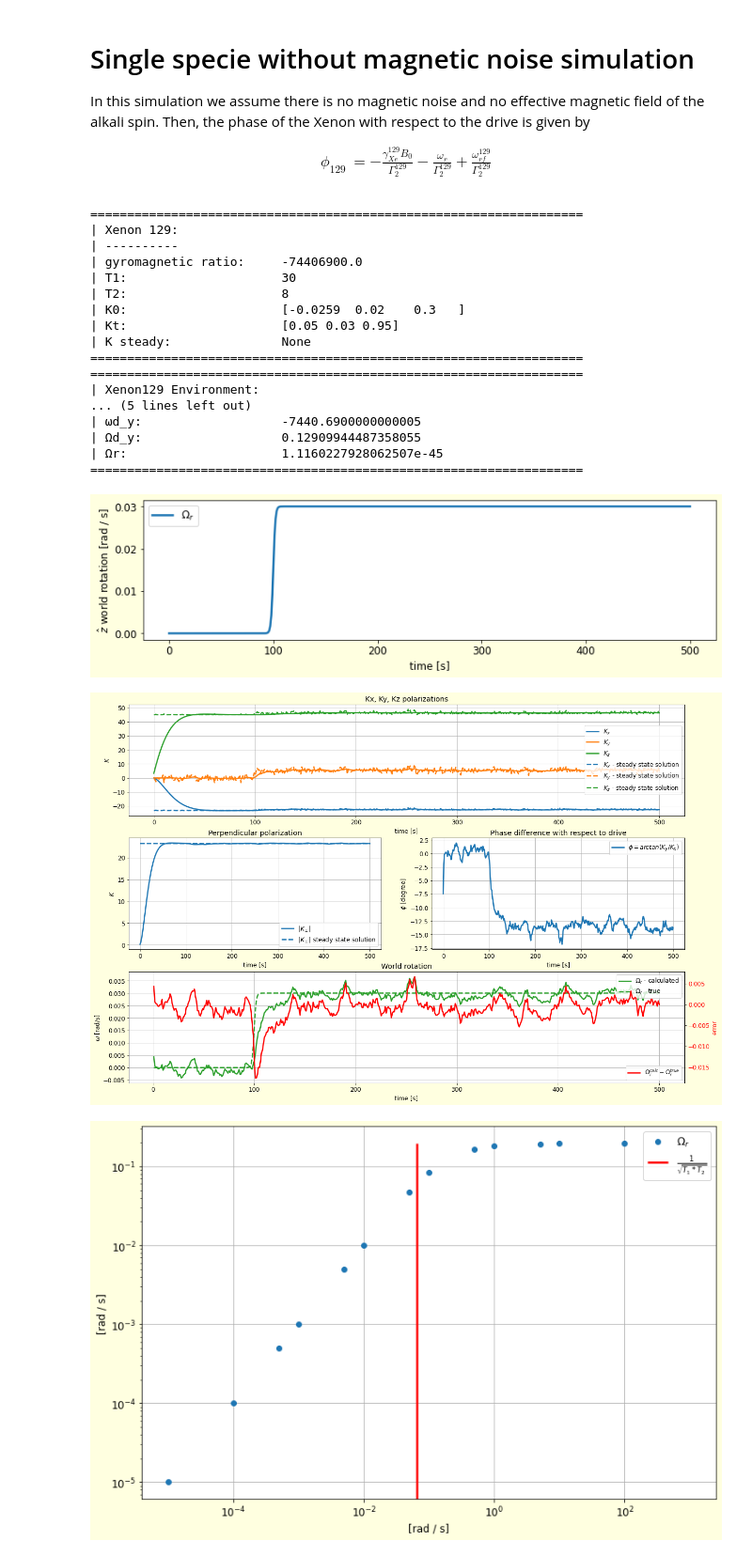
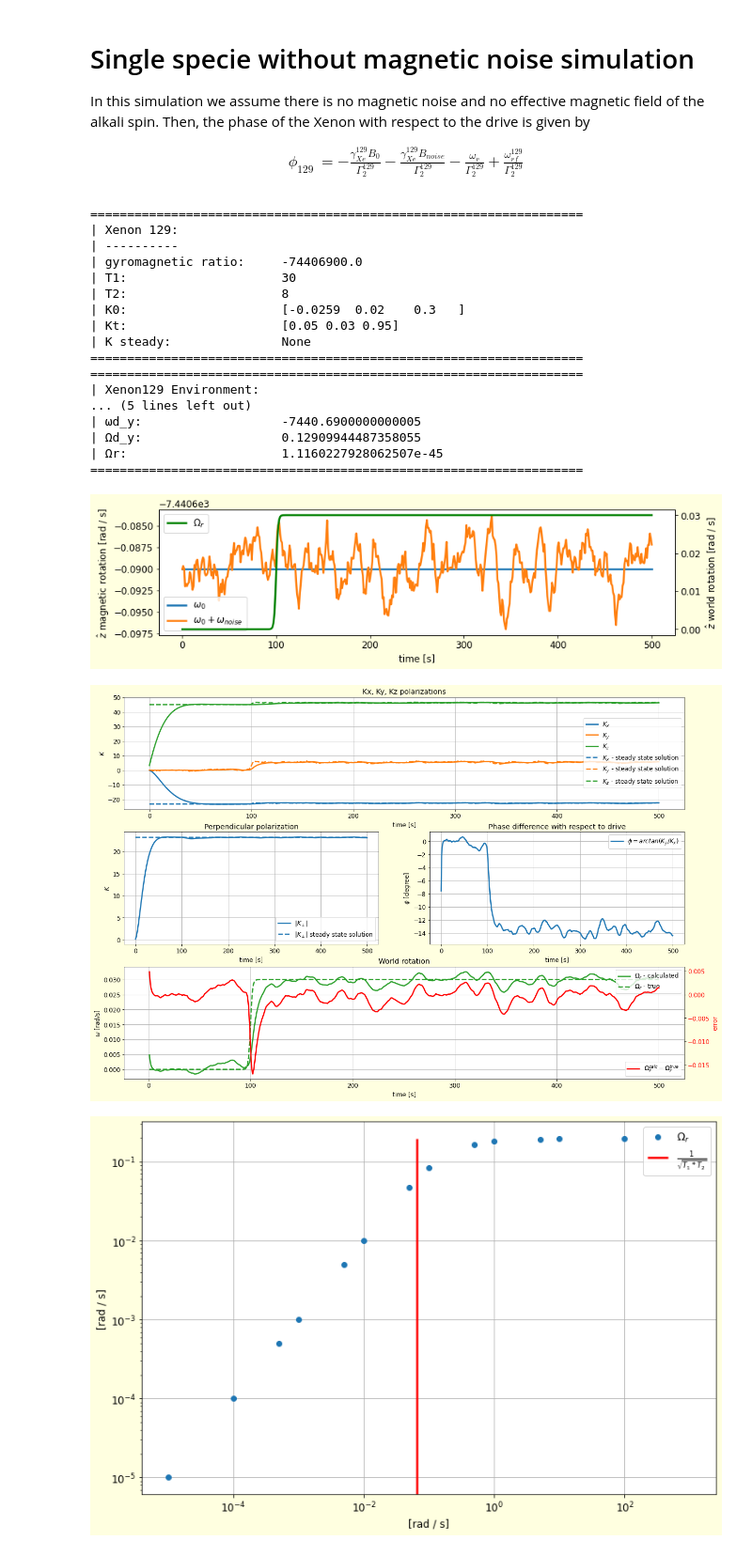
Before and after one commit to RoyElkabetz/NMR-gyroscope, a Jupyter notebook: src/NMRG_experiment2.ipynb, the cells around one changed output. Shown: that part at 94% size. Drawn from its saved outputs; the diff is of its cells as text; code cells hidden in the pictures.

Commit message:
noise added

```diff
--- a/src/NMRG_experiment2.ipynb
+++ b/src/NMRG_experiment2.ipynb
@@ -11,7 +11,7 @@ np.random.seed(14)
 In this simulation we assume there is no magnetic noise and no effective magnetic field of the alkali spin. Then, the phase of the Xenon with respect to the drive is given by
 
 \begin{align}
-    \phi_{129} &= -\frac{\gamma^{129}_{Xe}B_0}{\Gamma_2^{129}}-\frac{\omega_r}{\Gamma_2^{129}}+\frac{\omega^{129}_{rf}}{\Gamma_2^{129}}
+    \phi_{129} &= -\frac{\gamma^{129}_{Xe}B_0}{\Gamma_2^{129}}-\frac{\gamma^{129}_{Xe}B_{noise}}{\Gamma_2^{129}}-\frac{\omega_r}{\Gamma_2^{129}}+\frac{\omega^{129}_{rf}}{\Gamma_2^{129}}
 \end{align}
 # %%
 def gaussian(x, mu, sig):
@@ -19,6 +19,11 @@ def gaussian(x, mu, sig):
 
 def sigmoid(x, w, tau):
     return 1 / (1 + np.exp(-w * (x - tau)))
+
+def smooth(y, box_pts=10):
+    box = np.ones(box_pts) / box_pts
+    y_smooth = np.convolve(y, box, mode='same')
+    return y_smooth
 # %%
 # symbols
 pi_c = chr(960)
@@ -164,7 +169,7 @@ Ks = np.zeros((steps, 3))
 
 # Environmemnt parameters
 B0 = 1 * G2T * np.ones_like(ts)  # Tesla
-Bnoise = 1e-6 * G2T * np.random.randn(len(ts))  # Tesla
+Bnoise = 1e-6 * G2T * smooth(np.random.randn(len(ts)))  # Tesla
 #wr = 30 * gaussian(ts, 600, 40)    # rad / s
 wr = 0.03 * sigmoid(ts, 1, 100)    # rad / s
 Ad = 2 * np.sqrt((1 / t1) * (1 / t2)) * np.ones_like(ts) # rad / s
@@ -175,39 +180,45 @@ wd = g129 * 1 * G2T * np.ones_like(ts)                   # rad / s
 Xe129 = Xenon(gamma=g129, t1=t1, t2=t2, name='129')
 Xe129.K0 = np.array([-0.0259, 0.02, 0.3])
 Xe129.set_spin_exchange_amp(Rse)
 Xe129.display_params()
 
 # initialize Environment
 env = Environment()
 env.set_state(wr=wr[0], B0=B0[0], Bnoise=Bnoise[0], Ad_y=Ad[0], wd_y=wd[0])
 env.display_params()
 
 # plot world rotation
-plt.figure(figsize=(12, 3))
-plt.plot(ts, wr, label='$\Omega_r$')
-plt.ylabel('$\hat{z}$ world rotation [rad / s]')
-plt.xlabel('time [s]')
-plt.legend()
+fig = plt.figure(figsize=(12, 3))
+ax = plt.subplot()
+ax.plot(ts, Xe129.gamma * B0, label='$\omega_0$')
+ax.plot(ts, Xe129.gamma * (B0 + Bnoise), label='$\omega_0 + \omega_{noise}$')
+ax.set_ylabel('$\hat{z}$ magnetic rotation [rad / s]')
+ax.set_xlabel('time [s]')
+ax.legend()
+ax1 = ax.twinx()
+ax1.plot(ts, wr, label='$\Omega_r$', color='green')
+ax1.set_ylabel('$\hat{z}$ world rotation [rad / s]')
+ax1.legend()
 plt.show()
 # %% [output]
 ===================================================================
 | Xenon 129:
 | ----------
 | gyromagnetic ratio:     -74406900.0
 | T1:                     30
 | T2:                     8
 | K0:                     [-0.0259  0.02    0.3   ]
 | Kt:                     [0.05 0.03 0.95]
 | K steady:               None
 ===================================================================
 ===================================================================
 | Xenon129 Environment:
 ... (5 lines left out)
 | ωd_y:                   -7440.6900000000005
 | Ωd_y:                   0.12909944487358055
 | Ωr:                     1.1160227928062507e-45
 ===================================================================
-[figure, old version]
+[figure, new version]
 # %%
 # run solver and save dynamics
 for i, t in enumerate(ts):
@@ -281,7 +292,7 @@ ax5.tick_params(axis='y', labelcolor='red')
 plt.tight_layout
 plt.show()
 # %% [output]
-[figure, old version]
+[figure, new version]
 # %%
 t_final = 500
 dt = 1
```
